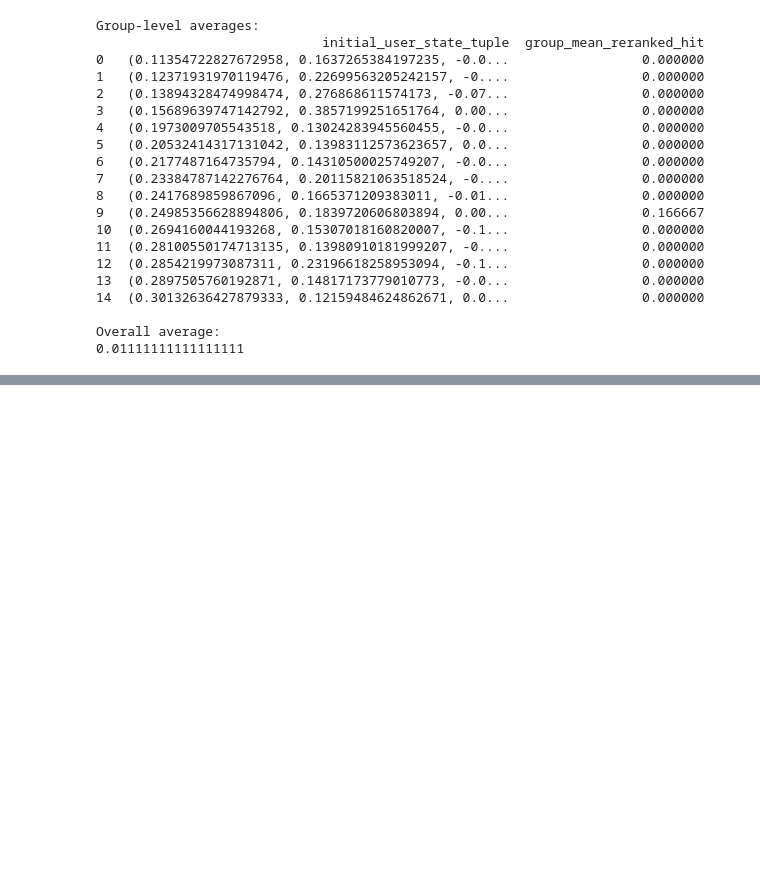
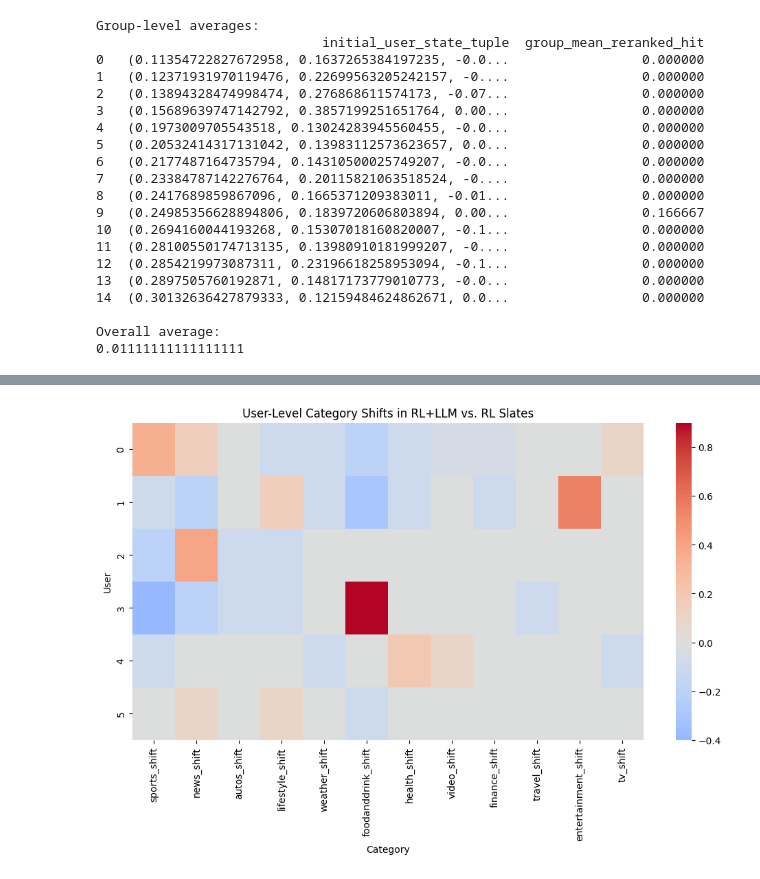
Before and after one commit to Asr419/reasoning_over_slaterecs, a Jupyter notebook: src/reasoning_over_slaterecs/mind_dataset/load_slates_rl_data.ipynb, the cells around one changed output, grey strips where cells are left out. Saved outputs shown, nothing was run; the diff lists cells and outputs as text; code cells hidden in the pictures; blank space fills up the shorter version.

```diff
--- a/src/reasoning_over_slaterecs/mind_dataset/load_slates_rl_data.ipynb
+++ b/src/reasoning_over_slaterecs/mind_dataset/load_slates_rl_data.ipynb
@@ -818,0 +893,6 @@ Overall average:
+# %%
+rl_category_df['user_id'] = df_filtered['initial_user_state_tuple']
+llm_category_df['user_id'] = df_filtered['initial_user_state_tuple']
+# %%
+rl_category_df = rl_category_df.groupby('user_id').mean().reset_index()
+llm_category_df = llm_category_df.groupby('user_id').mean().reset_index()
@@ -818,0 +909,2 @@ Overall average:
+# %%
+user_category_comparison = rl_category_df.merge(llm_category_df, on='user_id', suffixes=('_rl', '_llm'))
@@ -818,0 +921,23 @@ Overall average:
+# %%
+# Compute per-user category shift
+category_columns = [col.replace('_rl', '').replace('_llm', '') for col in user_category_comparison.columns if '_rl' in col or '_llm' in col]
+for col in category_columns:
+    rl_col = f'{col}_rl'
+    llm_col = f'{col}_llm'
+
+    if rl_col in user_category_comparison.columns and llm_col in user_category_comparison.columns:
+        user_category_comparison[f'{col}_shift'] = user_category_comparison[llm_col] - user_category_comparison[rl_col]
+# %%
+import seaborn as sns
+# Select only category shift columns
+category_shift_cols = [col for col in user_category_comparison.columns if '_shift' in col]
+
+# Plot heatmap
+plt.figure(figsize=(12, 6))
+sns.heatmap(user_category_comparison[category_shift_cols], cmap='coolwarm', center=0)
+plt.title("User-Level Category Shifts in RL+LLM vs. RL Slates")
+plt.xlabel("Category")
+plt.ylabel("User")
+plt.show()
+# %% [output]
+[figure, added]
```
Also changed, not shown: parts of 27 cells of this notebook, 4 other files.
